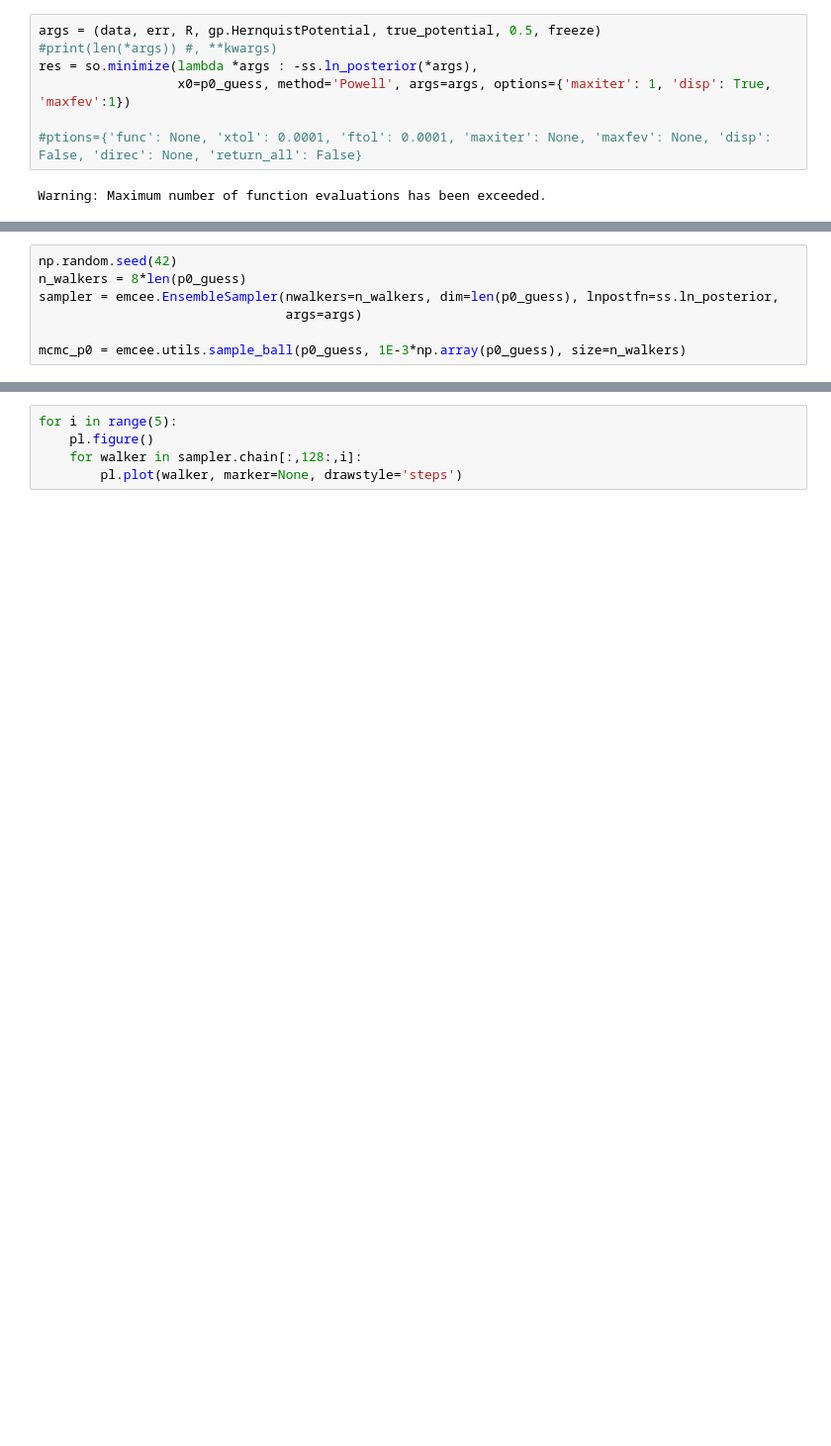
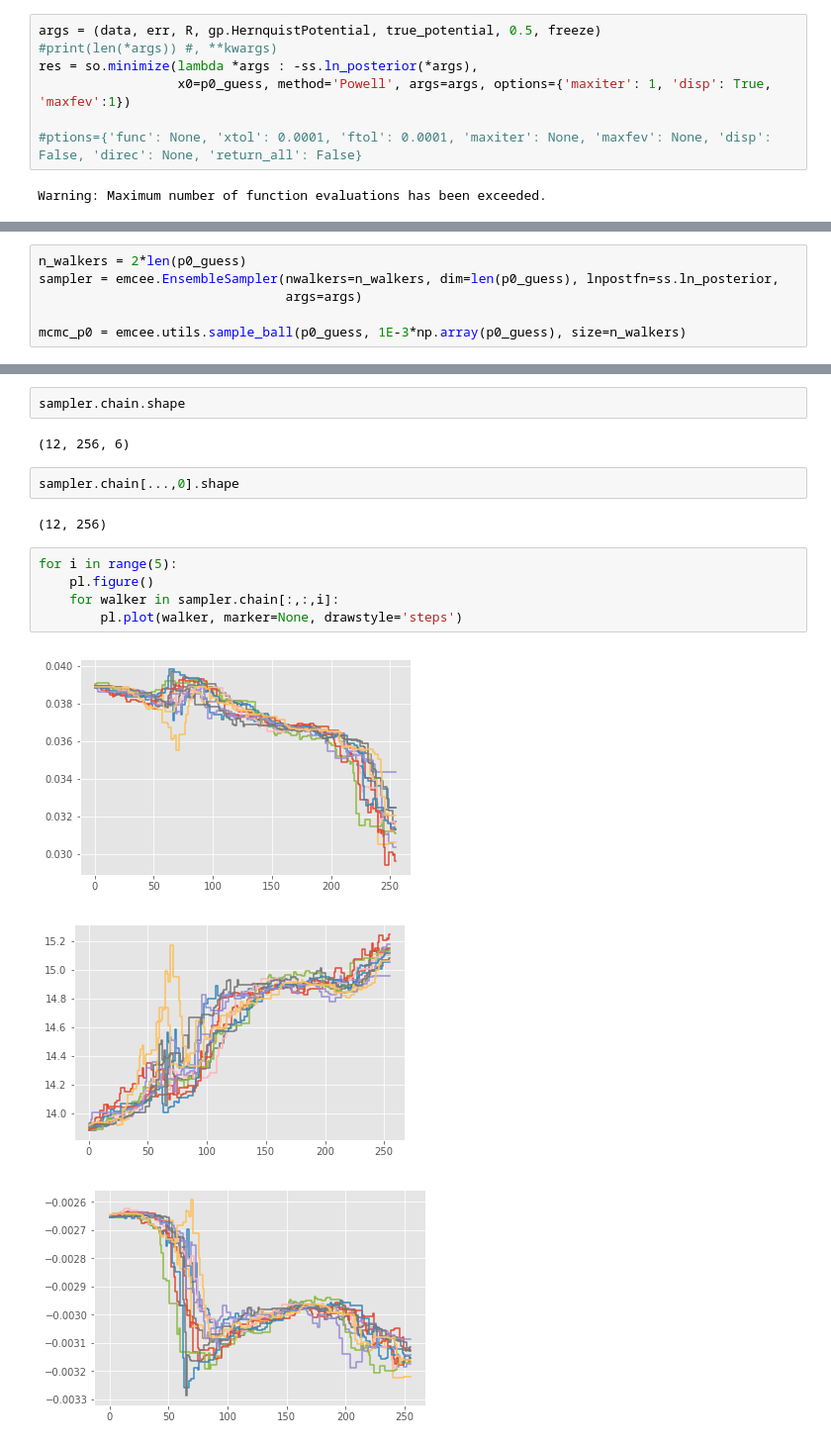
Before and after one commit to andersdot/gaiaDR2, a Jupyter notebook: fitAnOrbit.ipynb, the cells around one changed output, grey strips where cells are left out. Shown: that part at 99% size. Cells and saved outputs as stored; diff of their text form; blank space fills up the shorter version.

```diff
--- a/fitAnOrbit.ipynb
+++ b/fitAnOrbit.ipynb
@@ -216,6 +218,5 @@ fig, axes  = plot_mcmc_sample_orbit(res.x)
 # %%
-np.random.seed(42)
-n_walkers = 8*len(p0_guess)
+n_walkers = 2*len(p0_guess)
 sampler = emcee.EnsembleSampler(nwalkers=n_walkers, dim=len(p0_guess), lnpostfn=ss.ln_posterior,
                                 args=args)
 
@@ -230,8 +231,20 @@ with ProgressBar(n_iterations, ipython_widget=True) as bar:
 # _ = sampler.run_mcmc(mcmc_p0, N=128)
 # %% [output]
 A Jupyter Widget
+# %%
+sampler.chain.shape
+# %% [output]
+(12, 256, 6)
+# %%
+sampler.chain[...,0].shape
+# %% [output]
+(12, 256)
 # %%
 for i in range(5):
     pl.figure()
-    for walker in sampler.chain[:,128:,i]:
+    for walker in sampler.chain[:,:,i]:
         pl.plot(walker, marker=None, drawstyle='steps')
+# %% [output]
+[figure, added]
+[figure, added]
+[figure, added]
```
Also changed, not shown: parts of 18 cells of this notebook.
